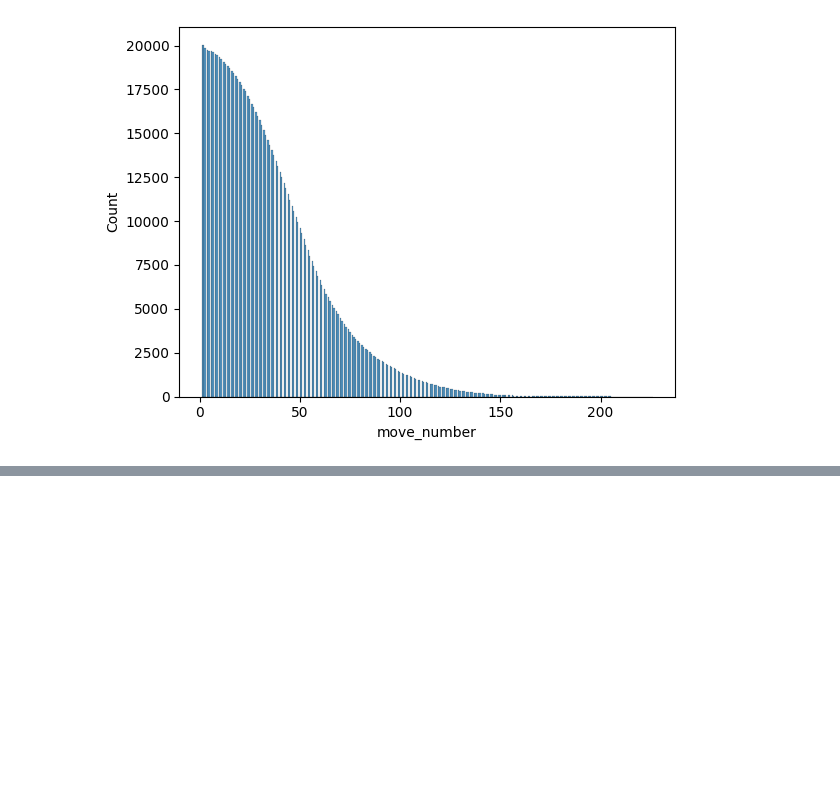
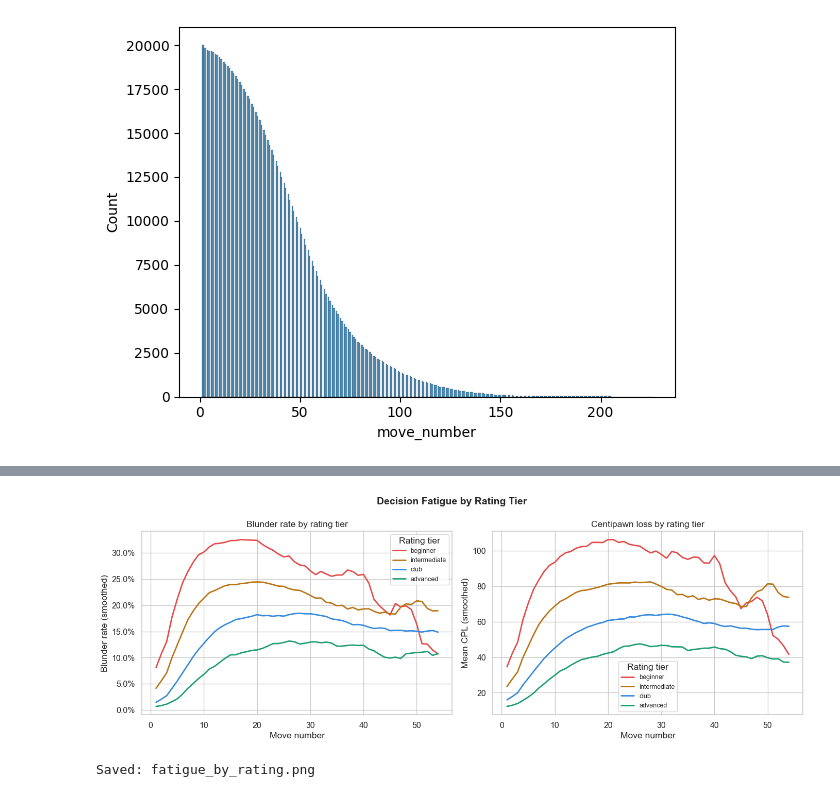
Before and after one commit to j-chowder/datablog-decision-fatigue, a Jupyter notebook: notebooks/jaden/initial_explore.ipynb, the cells around one changed output, grey strips where cells are left out. Cells and saved outputs as stored; diff of their text form; code cells hidden in the pictures; blank space fills up the shorter version.

```diff
--- a/notebooks/jaden/initial_explore.ipynb
+++ b/notebooks/jaden/initial_explore.ipynb
@@ -63,0 +89,7 @@ dtype: float64
+# %%
+moves_trim = moves[moves["move_bucket"].between(0, 50)].copy() # focus on bulk of games without sparse tail
+# %%
+TIER_ORDER = ['beginner', 'intermediate', 'club', 'advanced']
+TIER_COLORS = ["#E24B4A", "#BA7517", "#378ADD", "#1D9E75"]
+TIER_PAL    = dict(zip(TIER_ORDER, TIER_COLORS))
+#  set up colors and order for graphs
@@ -63,0 +230,43 @@ dtype: float64
+# %%
+tier_agg_rows = []
+for tier in TIER_ORDER:
+    sub = moves_trim[moves_trim["rating_tier"] == tier]
+    grp = (
+        sub.groupby("player_move_number")
+        .agg(blunder_rate=("is_blunder", "mean"), mean_cpl=("cpl_capped", "mean"))
+        .reset_index()
+    )
+    grp["blunder_smooth"] = grp["blunder_rate"].rolling(5, center=True, min_periods=1).mean()
+    grp["cpl_smooth"]     = grp["mean_cpl"].rolling(5, center=True, min_periods=1).mean()
+    grp["rating_tier"]    = tier
+    tier_agg_rows.append(grp)
+
+tier_agg = pd.concat(tier_agg_rows, ignore_index=True)
+
+fig, axes = plt.subplots(1, 2, figsize=(14, 5))
+fig.suptitle("Decision Fatigue by Rating Tier", fontsize=14, fontweight="bold")
+
+sns.lineplot(data=tier_agg, x="player_move_number", y="blunder_smooth",
+             hue="rating_tier", hue_order=TIER_ORDER, palette=TIER_PAL,
+             lw=2, ax=axes[0])
+axes[0].yaxis.set_major_formatter(mtick.PercentFormatter(xmax=1, decimals=1))
+axes[0].set_xlabel("Move number")
+axes[0].set_ylabel("Blunder rate (smoothed)")
+axes[0].set_title("Blunder rate by rating tier")
+axes[0].legend(title="Rating tier", fontsize=9)
+
+sns.lineplot(data=tier_agg, x="player_move_number", y="cpl_smooth",
+             hue="rating_tier", hue_order=TIER_ORDER, palette=TIER_PAL,
+             lw=2, ax=axes[1])
+axes[1].set_xlabel("Move number")
+axes[1].set_ylabel("Mean CPL (smoothed)")
+axes[1].set_title("Centipawn loss by rating tier")
+axes[1].legend(title="Rating tier", fontsize=9)
+
+plt.tight_layout()
+plt.savefig("fatigue_by_rating.png", dpi=150, bbox_inches="tight")
+plt.show()
+print("Saved: fatigue_by_rating.png")
+# %% [output]
+[figure, added]
+Saved: fatigue_by_rating.png
```
Also changed, not shown: parts of 31 cells of this notebook, 6 other files.
